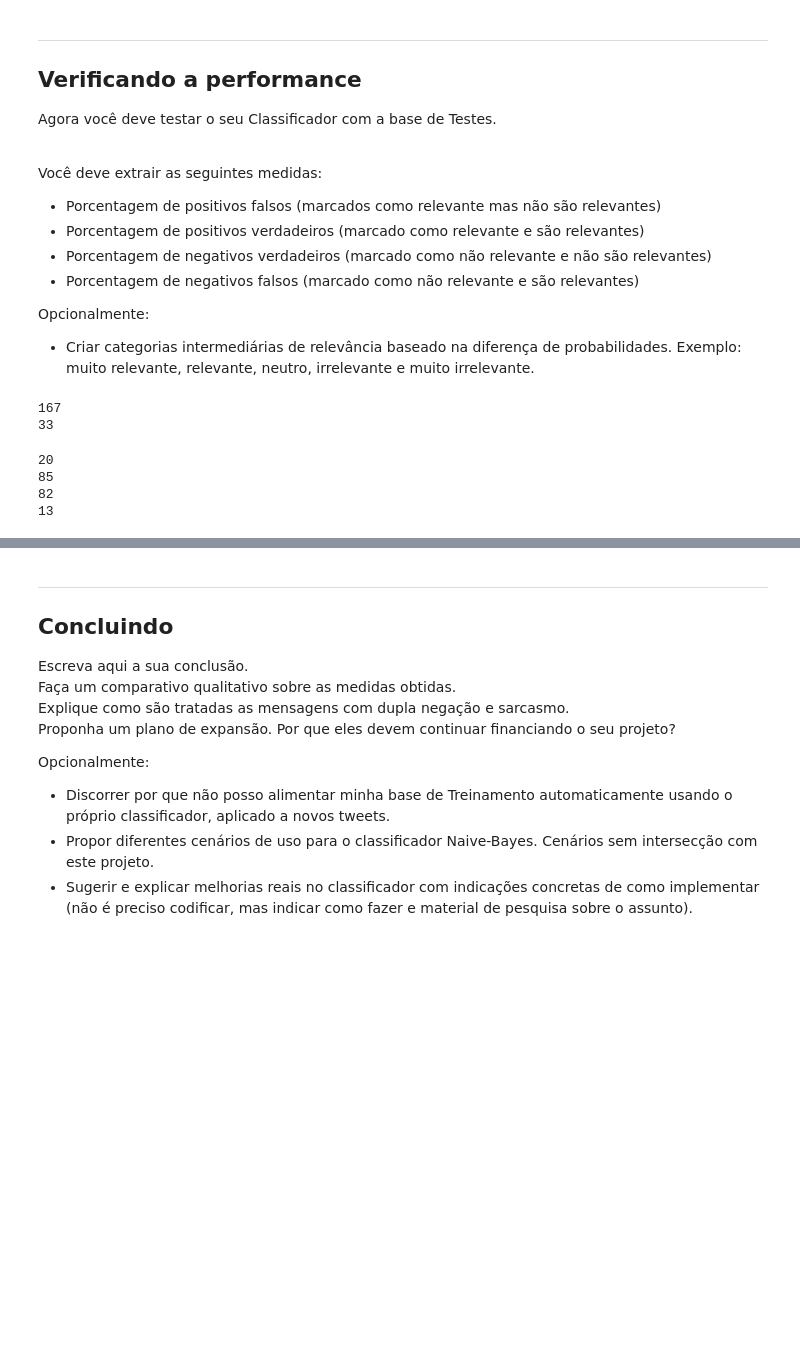
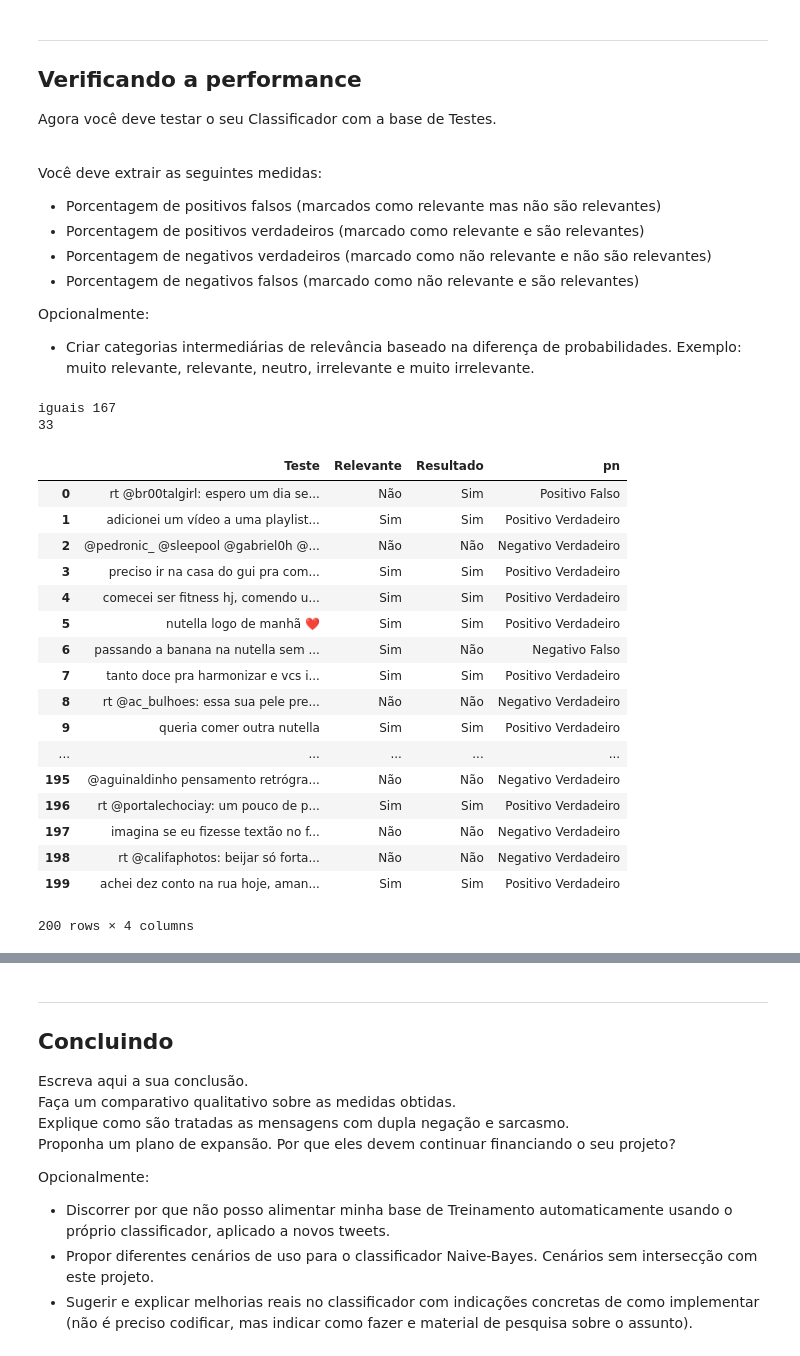
Before and after one commit to GiuPassarelli/NutTheBest, a Jupyter notebook: NutTheBest.ipynb, the cells around one changed output, grey strips where cells are left out. Drawn from its saved outputs; the diff is of its cells as text; code cells hidden in the pictures; blank space fills up the shorter version.

```diff
--- a/NutTheBest.ipynb
+++ b/NutTheBest.ipynb
@@ -334,35 +335,55 @@ for i in range(dfteste["Teste"].count()):
     else:
         Diferente+=1
 
-print(Igual)
+print('iguais {0}'.format(Igual))
 print(Diferente)
 # %% [output]
-167
+iguais 167
 33
 # %%
 #definindo as variaveis para confirmar os positivos e negativos
 PosFalso = 0
 PosVer = 0
 NegVer = 0
 NegFalso = 0
+PeN = []
 
 for i in range(dfteste["Teste"].count()):
     #confirmando
     if dfteste["Relevante"][i]=='Não' and dfteste["Resultado"][i]=='Sim':
         PosFalso+=1
+        PeN.append('Positivo Falso')
+
     if dfteste["Relevante"][i]=='Sim' and dfteste["Resultado"][i]=='Sim':
         PosVer+=1
+        PeN.append('Positivo Verdadeiro')
+
     if dfteste["Relevante"][i]=='Não' and dfteste["Resultado"][i]=='Não':
         NegVer+=1
+        PeN.append('Negativo Verdadeiro')
+
     if dfteste["Relevante"][i]=='Sim' and dfteste["Resultado"][i]=='Não':
         NegFalso+=1
+        PeN.append('Negativo Falso')
 
-print(PosFalso)
-print(PosVer)
-print(NegVer)
-print(NegFalso)
+dfteste["pn"] = PeN
+dfteste
 # %% [output]
+|  | Teste | Relevante | Resultado | pn |
+| 0 | rt @br00talgirl: espero um dia se... | Não | Sim | Positivo Falso |
+| 1 | adicionei um vídeo a uma playlist... | Sim | Sim | Positivo Verdadeiro |
+| 2 | @pedronic_ @sleepool @gabriel0h @... | Não | Não | Negativo Verdadeiro |
+| 3 | preciso ir na casa do gui pra com... | Sim | Sim | Positivo Verdadeiro |
+| 4 | comecei ser fitness hj, comendo u... | Sim | Sim | Positivo Verdadeiro |
+| 5 | nutella logo de manhã ❤️ | Sim | Sim | Positivo Verdadeiro |
+| 6 | passando a banana na nutella sem ... | Sim | Não | Negativo Falso |
+| 7 | tanto doce pra harmonizar e vcs i... | Sim | Sim | Positivo Verdadeiro |
+| 8 | rt @ac_bulhoes: essa sua pele pre... | Não | Não | Negativo Verdadeiro |
+| 9 | queria comer outra nutella | Sim | Sim | Positivo Verdadeiro |
+| ... | ... | ... | ... | ... |
+| 195 | @aguinaldinho pensamento retrógra... | Não | Não | Negativo Verdadeiro |
+| 196 | rt @portalechociay: um pouco de p... | Sim | Sim | Positivo Verdadeiro |
+| 197 | imagina se eu fizesse textão no f... | Não | Não | Negativo Verdadeiro |
+| 198 | rt @califaphotos: beijar só forta... | Não | Não | Negativo Verdadeiro |
+| 199 | achei dez conto na rua hoje, aman... | Sim | Sim | Positivo Verdadeiro |
-20
-85
-82
-13
+200 rows × 4 columns
```
Also changed, not shown: parts of 2 cells of this notebook.
